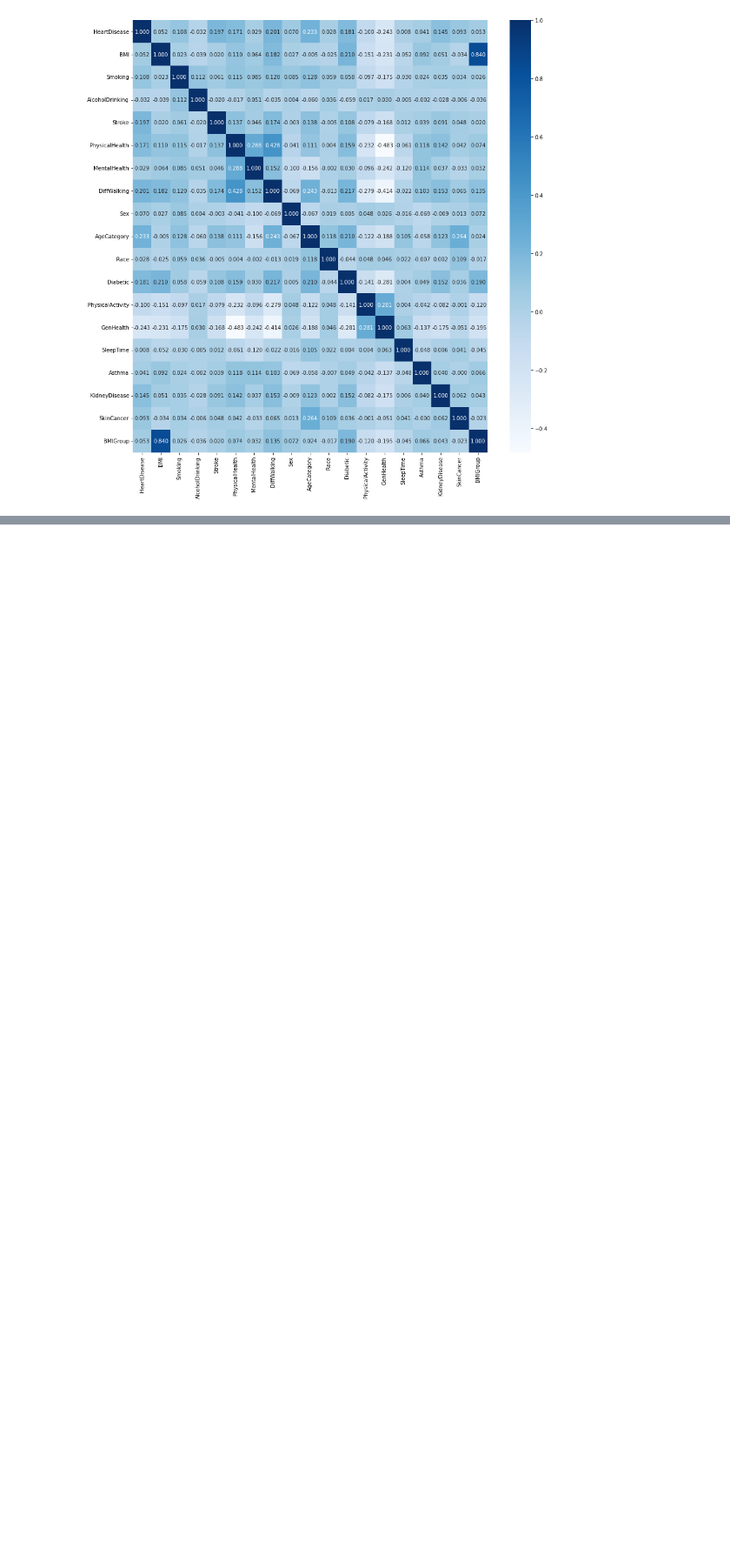
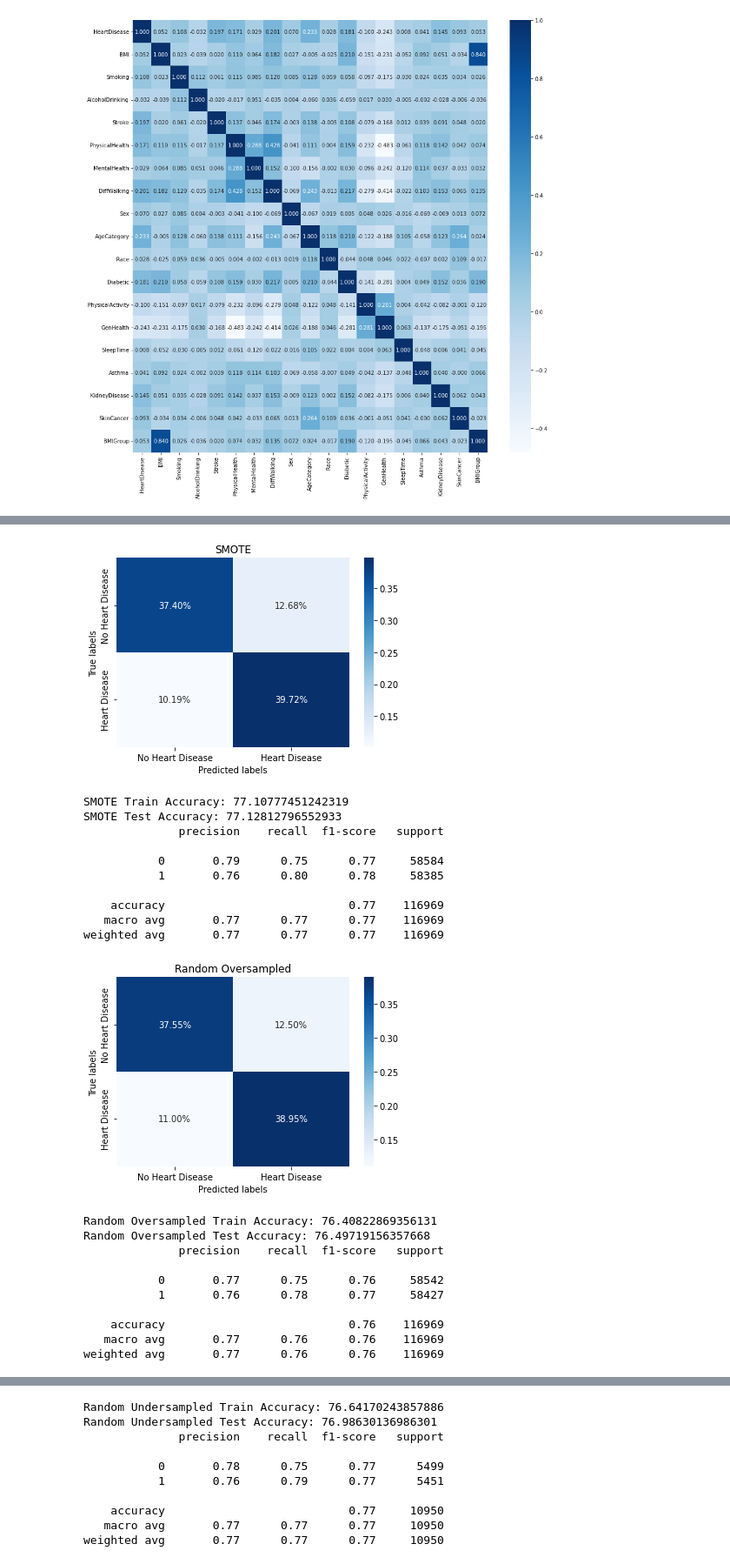
Before and after one commit to sophtsai/Heart-Disease-ML, a Jupyter notebook: Predicting_Heart_Disease_Final.ipynb, the cells around one changed output, grey strips where cells are left out. Shown: that part at 87% size. Drawn from its saved outputs; the diff is of its cells as text; code cells hidden in the pictures; blank space fills up the shorter version.

Commit message:
Preprocessing updates and starting modeling

```diff
--- a/Predicting_Heart_Disease_Final.ipynb
+++ b/Predicting_Heart_Disease_Final.ipynb
@@ -506,0 +530,36 @@ Name: HeartDisease, dtype: int64
+# %%
+resampling_methods = {"SMOTE": [X_train_SMOTE, y_train_SMOTE, X_test_SMOTE, y_test_SMOTE],
+                      "Random Oversampled": [X_oversampled_training_data, y_oversampled_training_data, X_oversampled_testing_data, y_oversampled_testing_data],
+                      "Random Undersampled": [X_undersampled_training_data, y_undersampled_training_data, X_undersampled_testing_data, y_undersampled_testing_data]
+                     }
+# %%
+def plot_confusion_matrix(name, y_test, test_pred):
+  cm = metrics.confusion_matrix(y_test,test_pred)
+  ax = sns.heatmap(cm/np.sum(cm), annot=True, fmt='.2%', cmap='Blues')
+
+  # labels
+  ax.set_title(name)
+  ax.set(xlabel='Predicted labels', ylabel='True labels')
+  ax.xaxis.set_ticklabels(['No Heart Disease','Heart Disease'])
+  ax.yaxis.set_ticklabels(['No Heart Disease','Heart Disease'])
+
+  plt.show()
+# %%
+def test_model(name, model):
+  for method in resampling_methods:
+    print()
+    model.fit(resampling_methods[method][0], resampling_methods[method][1])
+
+    train_pred = model.predict(resampling_methods[method][0])
+    test_pred = model.predict(resampling_methods[method][2])
+    train_acc = metrics.accuracy_score(resampling_methods[method][1], train_pred)*100
+    test_acc = metrics.accuracy_score(resampling_methods[method][3], test_pred)*100
+    plot_confusion_matrix(method, resampling_methods[method][3], test_pred)
+    print(method,"Train Accuracy:",train_acc)
+    print(method,"Test Accuracy:",test_acc)
+    print(metrics.classification_report(resampling_methods[method][3],test_pred))
+
+    recall = metrics.recall_score(resampling_methods[method][3], test_pred)*100
+    precision = metrics.precision_score(resampling_methods[method][3], test_pred)*100
+    f1 = metrics.f1_score(resampling_methods[method][3], test_pred)*100
+    results.loc[len(results.index)] = [name, method, train_acc, test_acc, recall, precision, f1]
@@ -506,0 +570,27 @@ Name: HeartDisease, dtype: int64
+# %%
+model = LogisticRegression(solver='sag', max_iter=4000, random_state=2023)
+# %%
+test_model("Logistic Regression", model)
+# %% [output]
+[figure, added]
+SMOTE Train Accuracy: 77.10777451242319
+SMOTE Test Accuracy: 77.12812796552933
+              precision    recall  f1-score   support
+
+           0       0.79      0.75      0.77     58584
+           1       0.76      0.80      0.78     58385
+
+    accuracy                           0.77    116969
+   macro avg       0.77      0.77      0.77    116969
+weighted avg       0.77      0.77      0.77    116969
+[figure, added]
+Random Oversampled Train Accuracy: 76.40822869356131
+Random Oversampled Test Accuracy: 76.49719156357668
+              precision    recall  f1-score   support
+
+           0       0.77      0.75      0.76     58542
+           1       0.76      0.78      0.77     58427
+
+    accuracy                           0.76    116969
+   macro avg       0.77      0.76      0.76    116969
+weighted avg       0.77      0.76      0.76    116969
@@ -506,0 +598,10 @@ Name: HeartDisease, dtype: int64
+Random Undersampled Train Accuracy: 76.64170243857886
+Random Undersampled Test Accuracy: 76.98630136986301
+              precision    recall  f1-score   support
+
+           0       0.78      0.75      0.77      5499
+           1       0.76      0.79      0.77      5451
+
+    accuracy                           0.77     10950
+   macro avg       0.77      0.77      0.77     10950
+weighted avg       0.77      0.77      0.77     10950
```
Also changed, not shown: parts of 31 cells of this notebook.
